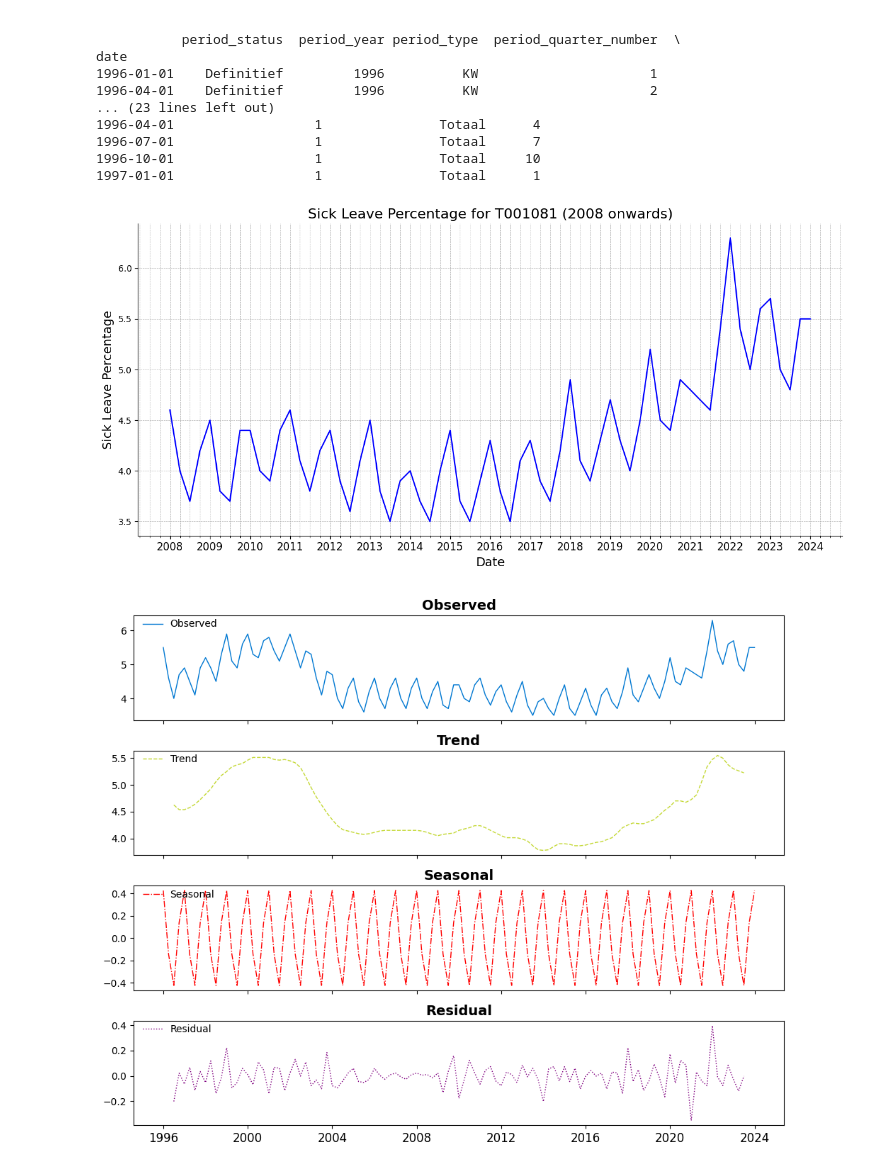
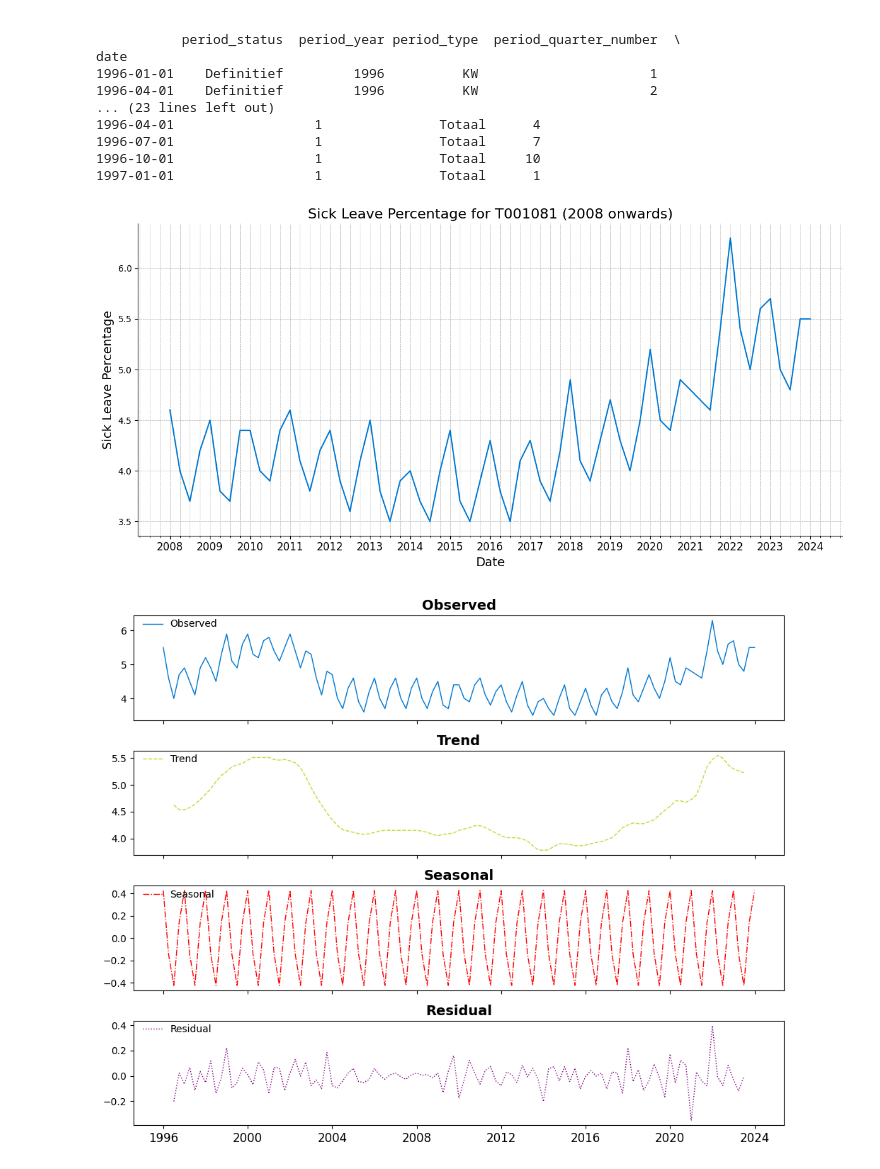
Before and after one commit to evdhout/uwv, a Jupyter notebook: notebooks/Sarima_Time_Series_CH_2_Index.ipynb, the cells around one changed output. Cells and saved outputs as stored; diff of their text form; code cells hidden in the pictures.

```diff
--- a/notebooks/Sarima_Time_Series_CH_2_Index.ipynb
+++ b/notebooks/Sarima_Time_Series_CH_2_Index.ipynb
@@ -96,38 +96,38 @@ filtered_cbs = filtered_cbs[filtered_cbs.index >= '2008-01-01']
 
 # Plot the sick_leave_percentage as a line plot
 plt.figure(figsize=(12, 6))
-plt.plot(filtered_cbs.index, filtered_cbs['sick_leave_percentage'], linestyle='-', color='b')
+plt.plot(filtered_cbs.index, filtered_cbs['sick_leave_percentage'], linestyle='-', color='#0078d2')
 
 # Add titles and labels
 plt.title(f'Sick Leave Percentage for {sbi_code} (2008 onwards)', fontsize=16)
 plt.xlabel('Date', fontsize=14)
 plt.ylabel('Sick Leave Percentage', fontsize=14)
 
 # Customize x-axis to show quarters with vertical gridlines and display year at the start of Q1
 ax = plt.gca()
 
 # Set major ticks for the start of each year
 ax.xaxis.set_major_locator(mdates.YearLocator())
 ax.xaxis.set_major_formatter(mdates.DateFormatter('%Y'))
 
 # Set minor ticks for each quarter (January, April, July, October)
 ax.xaxis.set_minor_locator(mdates.MonthLocator(bymonth=[1, 4, 7, 10]))
 ax.tick_params(axis='x', which='major', labelsize=12)
 ax.tick_params(axis='x', which='minor', labelsize=0)  # Hide labels for minor ticks (quarters)
 
 # Draw grid lines for both major (years) and minor (quarters) ticks
 ax.grid(True, which='both', linestyle='--', linewidth=0.5)
 
 # Customize the plot to remove axis lines
 plt.gca().spines['top'].set_visible(False)
 plt.gca().spines['right'].set_visible(False)
 plt.gca().spines['left'].set_visible(True)
 plt.gca().spines['bottom'].set_visible(True)
 # Show the plot
 plt.tight_layout()
 plt.show()
 # %% [output]
-[figure, old version]
+[figure, new version]
 # %%
 # Example: Perform seasonal decomposition
 result = seasonal_decompose(sbi_data['sick_leave_percentage'], model='additive', period=4)
```
Also changed, not shown: parts of 3 cells of this notebook.
